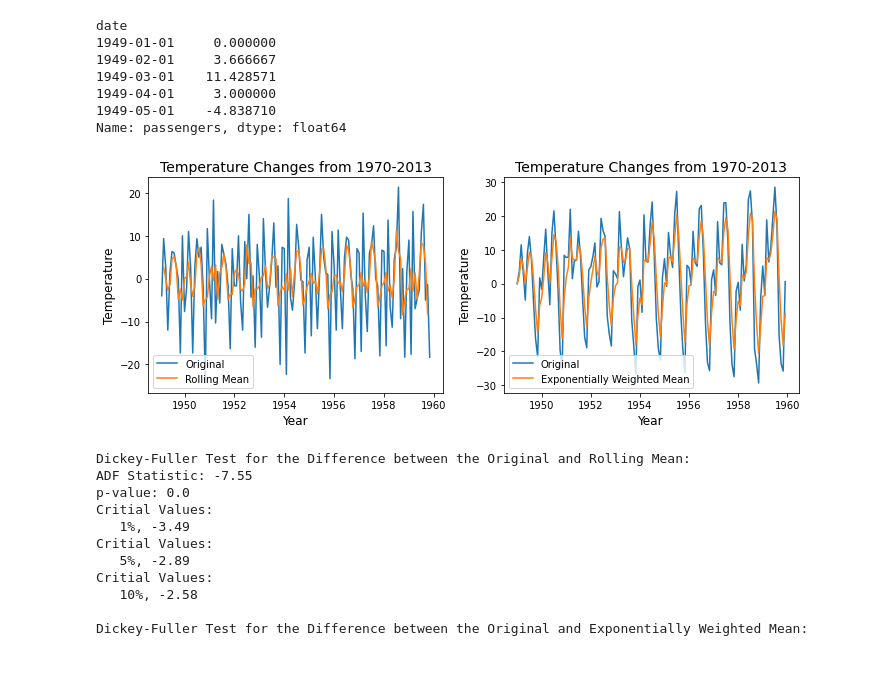
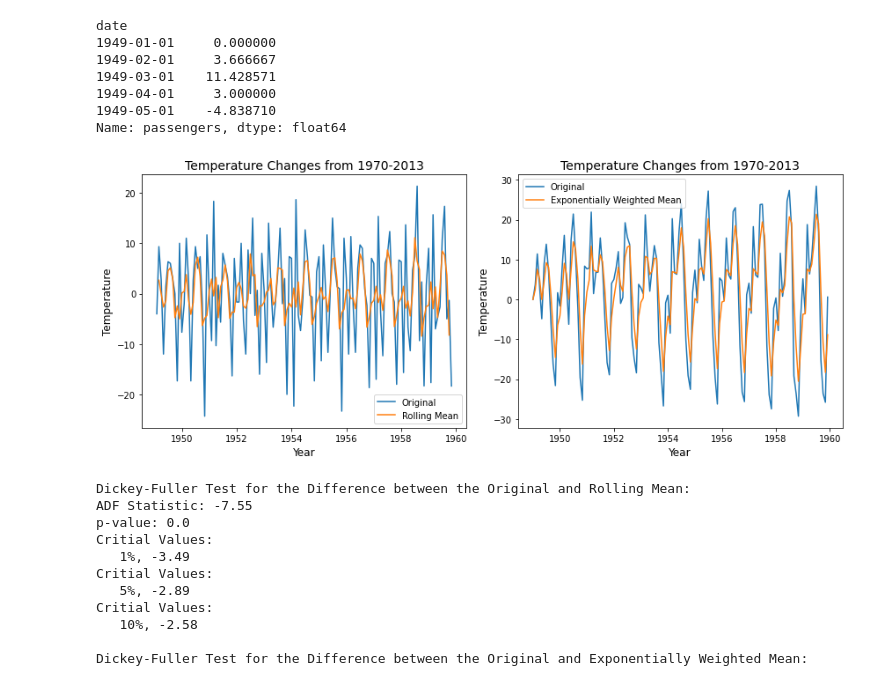
Before and after one commit to valerieholtz/ARIMA-Time-Series-Analysis, a Jupyter notebook: ARIMA_flight_passengers.ipynb, the cells around one changed output. Drawn from its saved outputs; the diff is of its cells as text; code cells hidden in the pictures.

```diff
--- a/ARIMA_flight_passengers.ipynb
+++ b/ARIMA_flight_passengers.ipynb
@@ -32,8 +32,8 @@ from statsmodels.tsa.ar_model import ar_select_order
 #machine learning models
 from statsmodels.tsa.arima_model import ARIMA
 # %%
-#pwd
-df = pd.read_csv('/Users/valerie/Desktop/flights.csv',sep=',')
+pwd = os.getcwd()
+df = pd.read_csv(pwd + '/flights.csv', sep=",")
 df.head()
 # %% [output]
 |  | date | passengers |
@@ -323,32 +323,32 @@ Name: passengers, dtype: float64
 # %%
 # Rolling mean of the difference
 temp_rol_mean_diff = diff_rol_mean.rolling(window=3, center=True).mean()
 
 # Expotentially weighted mean of the difference
 temp_ewm_diff = diff_ewm.ewm(span=3).mean()
 
 # Creating subplots next to each other
-fig, (ax1, ax2) = plt.subplots(1, 2, figsize=(10,4))
+fig, (ax1, ax2) = plt.subplots(1, 2, figsize=(12,5))
 
 # Difference graph with the rolling mean
 ax1.plot(diff_rol_mean,label='Original')
 ax1.plot(temp_rol_mean_diff,label='Rolling Mean')
 ax1.set_title('Temperature Changes from 1970-2013',fontsize=14)
 ax1.set_ylabel('Temperature',fontsize=12)
 ax1.set_xlabel('Year',fontsize=12)
 ax1.legend()
 
 # Difference graph with the exponentially weighted mean
 ax2.plot(diff_ewm,label='Original')
 ax2.plot(temp_ewm_diff,label='Exponentially Weighted Mean')
 ax2.set_title('Temperature Changes from 1970-2013',fontsize=14)
 ax2.set_ylabel('Temperature',fontsize=12)
 ax2.set_xlabel('Year',fontsize=12)
 ax2.legend()
 
 plt.tight_layout()
 # %% [output]
-[figure, old version]
+[figure, new version]
 # %%
 # Dickey-Fuller test
 print ('Dickey-Fuller Test for the Difference between the Original and Rolling Mean:')
```
Also changed, not shown: parts of 5 cells of this notebook, 1 other file.
